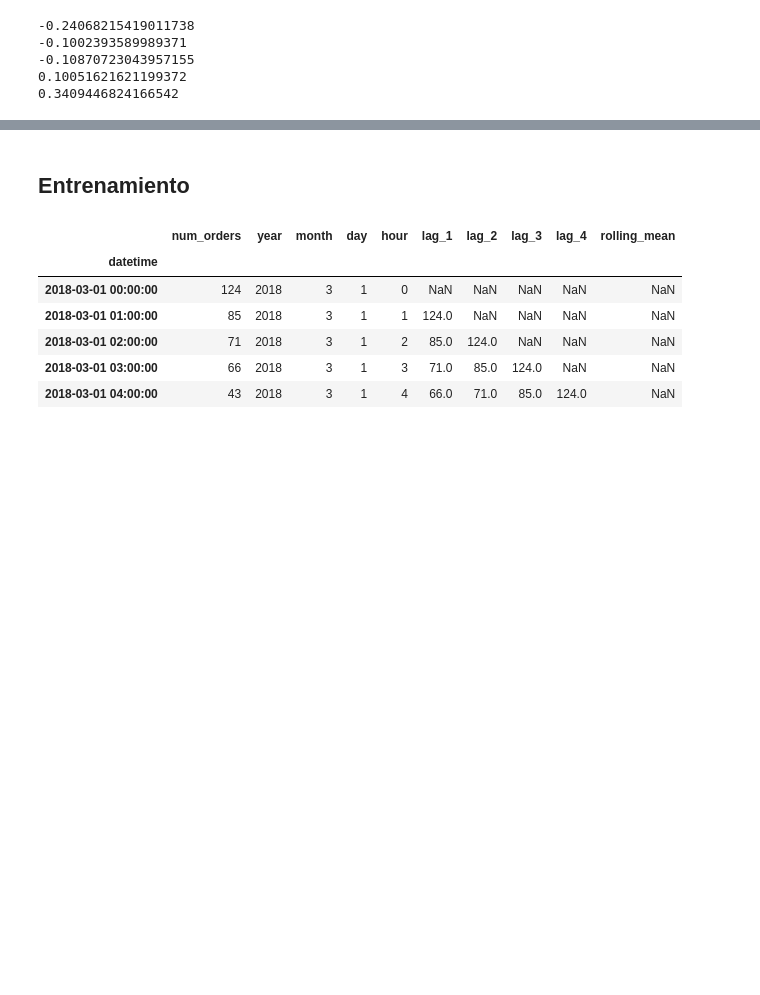
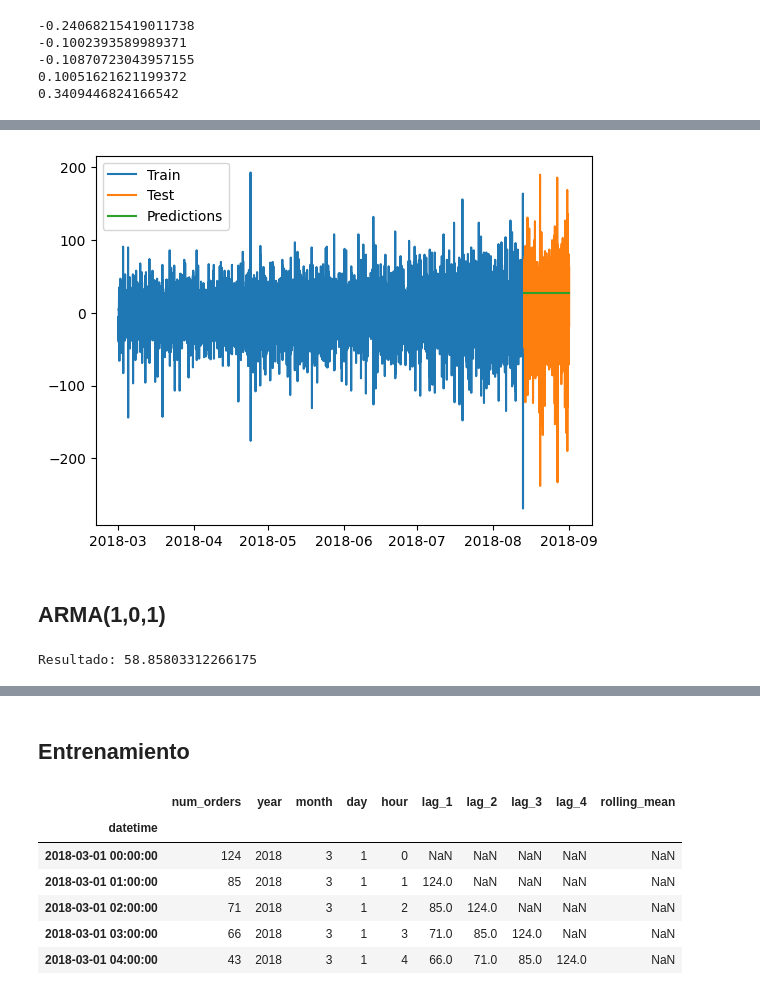
Before and after one commit to santicar1809/taxi_service, a Jupyter notebook: code_13.ipynb, the cells around one changed output, grey strips where cells are left out. Drawn from its saved outputs; the diff is of its cells as text; code cells hidden in the pictures; blank space fills up the shorter version.

```diff
--- a/code_13.ipynb
+++ b/code_13.ipynb
@@ -253,0 +443,11 @@ print(autocorr_lag24)
+# %%
+resultados(train_arima,test_arima,ARIMA_model(train_arima,test_arima,order)[1])
+# %% [output]
+[figure, added]
+# %% [markdown]
+## ARMA(1,0,1)
+# %%
+order=(1,0,1)
+print(f'Resultado: {ARIMA_model(train_arima,test_arima,order)[0]}')
+# %% [output]
+Resultado: 58.85803312266175
```
Also changed, not shown: parts of 44 cells of this notebook, 9 other files.
